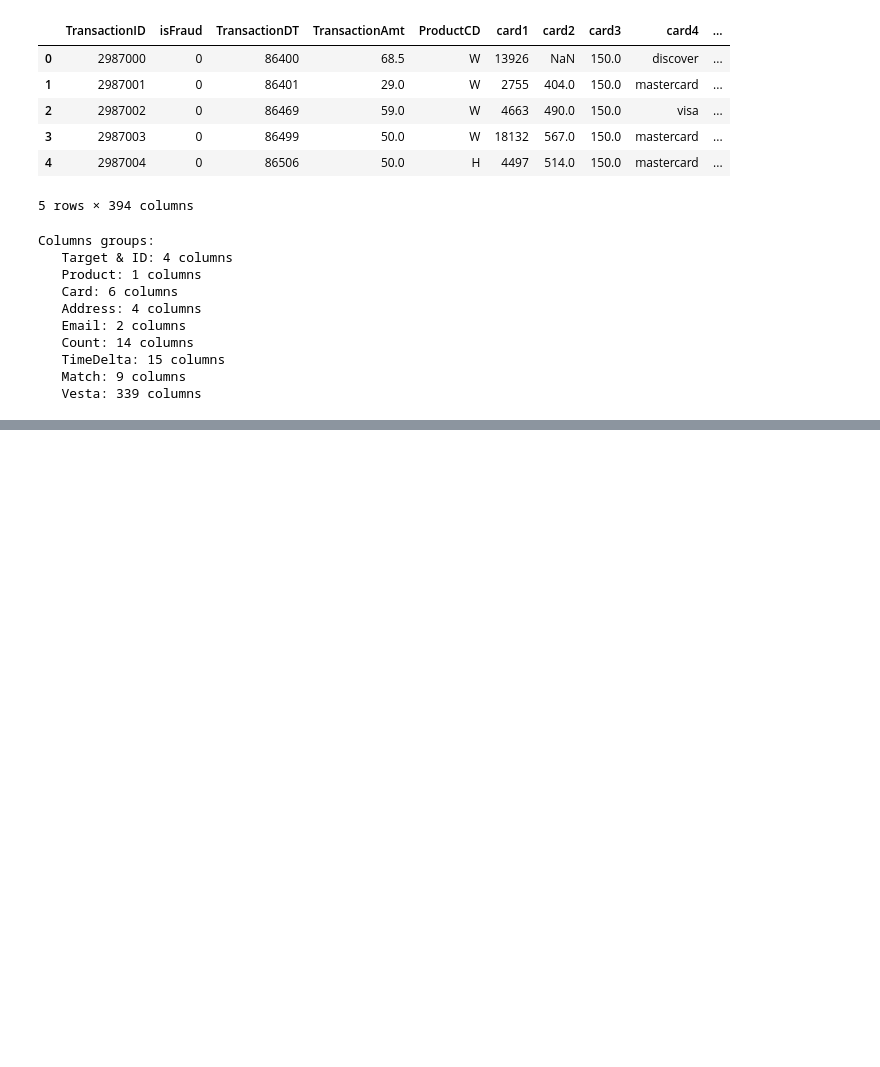
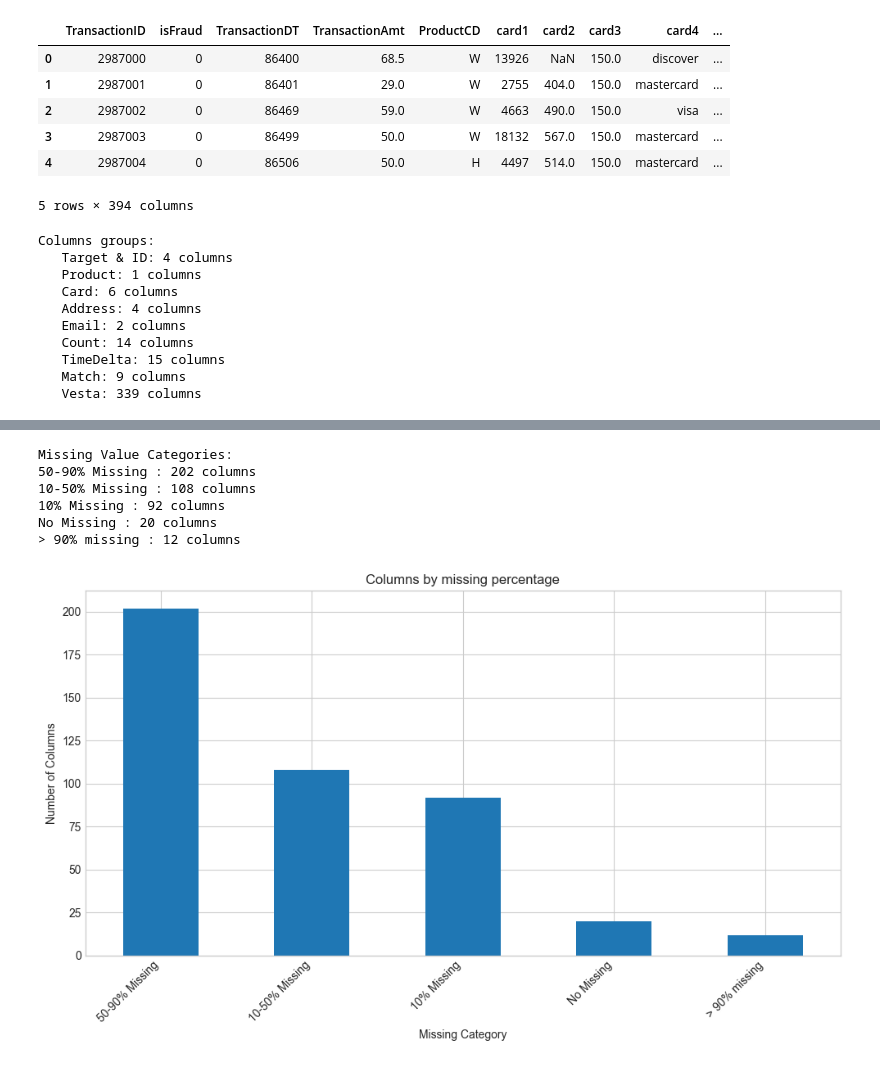
Before and after one commit to maxvyquincy9393/ieee-fraud-detection, a Jupyter notebook: notebook/01_data_loading.ipynb, the cells around one changed output, grey strips where cells are left out. Cells and saved outputs as stored; diff of their text form; code cells hidden in the pictures; blank space fills up the shorter version.

Commit message:
save new train data

```diff
--- a/notebook/01_data_loading.ipynb
+++ b/notebook/01_data_loading.ipynb
@@ -186,0 +187,7 @@ Fraud (1) 20,663 (96.50%)
+# %%
+# DATA TYPES
+dtype_counts = train_trans.dtypes.value_counts()
+
+print('Data types : ')
+for dtype, count in dtype_counts.items():
+    print(f'{dtype} : {count} coulms')
@@ -186,0 +255,10 @@ Fraud (1) 20,663 (96.50%)
+# %%
+missing = train.isnull().sum()
+missing_pct = (missing / len(train)* 100).sort_values(ascending=False)
+
+# column with missing value
+cols_with_missing = missing_pct[missing_pct > 0]
+
+print(f'Missing Value')
+print(f'Column with missing : {len(cols_with_missing)} / {len(train.columns)}')
+print(missing_pct.head().to_string())
@@ -186,0 +273,39 @@ Fraud (1) 20,663 (96.50%)
+# %%
+# missing value visualization
+
+# get columns grouped by missing percentage
+def categorize_missing(pct):
+    if pct == 0:
+        return 'No Missing'
+    elif pct < 10:
+        return '10% Missing'
+    elif pct < 50:
+        return '10-50% Missing'
+    elif pct < 90:
+        return '50-90% Missing'
+    else:
+        return '> 90% missing'
+
+missing_categories = missing_pct.apply(categorize_missing).value_counts()
+
+print('Missing Value Categories:')
+for cat, count in missing_categories.items():
+    print(f'{cat} : {count} columns')
+
+# visualize
+fig, ax = plt.subplots(figsize=(10,6))
+missing_categories.plot(kind='bar', ax=ax)
+ax.set_title('Columns by missing percentage')
+ax.set_xlabel('Missing Category')
+ax.set_ylabel('Number of Columns')
+plt.xticks(rotation=45, ha='right')
+plt.tight_layout()
+plt.show()
+# %% [output]
+Missing Value Categories:
+50-90% Missing : 202 columns
+10-50% Missing : 108 columns
+10% Missing : 92 columns
+No Missing : 20 columns
+> 90% missing : 12 columns
+[figure, added]
```
Also changed, not shown: parts of 12 cells of this notebook.
